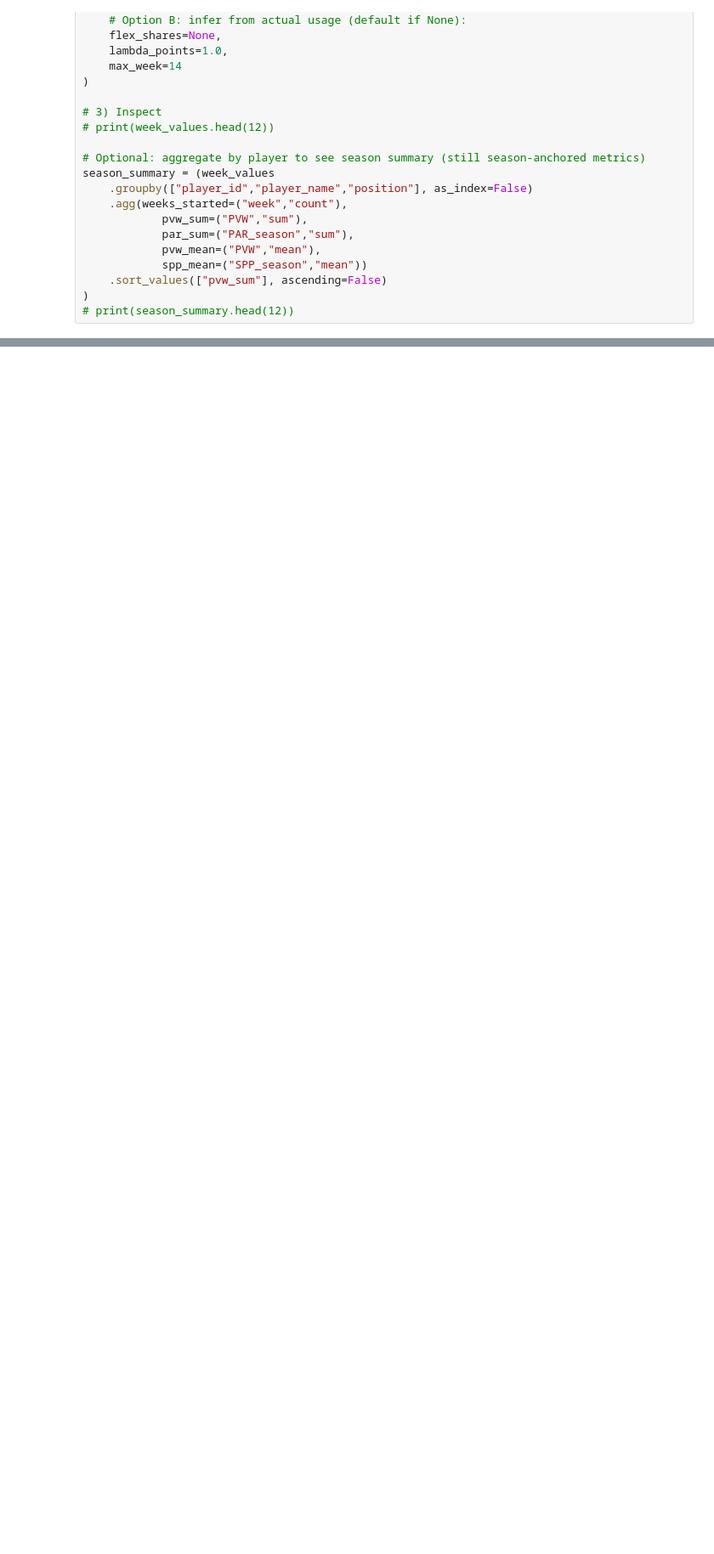
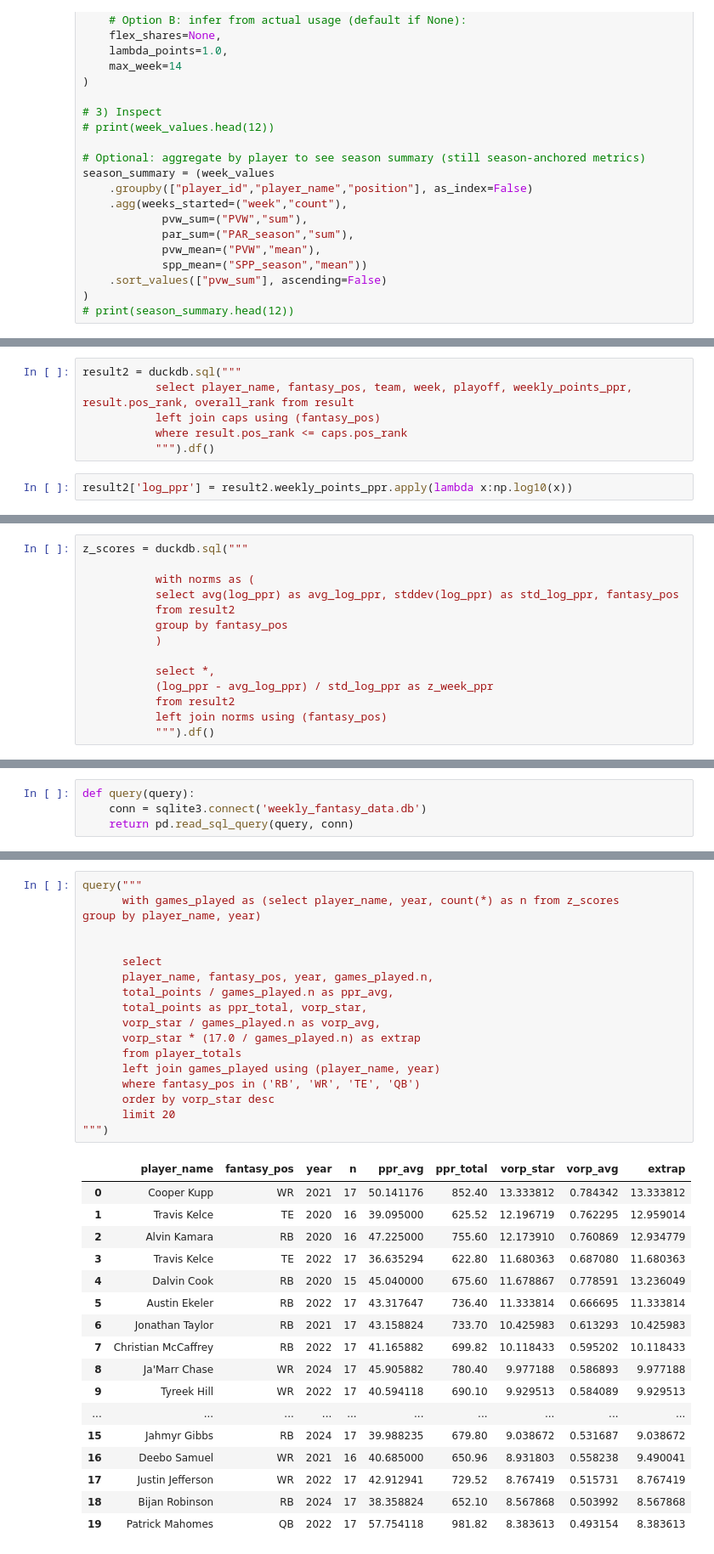
Before and after one commit to arjunghelani/afl-fantasy, a Jupyter notebook: backend/test.ipynb, the cells around one changed output, grey strips where cells are left out. Shown: that part at 85% size. Drawn from its saved outputs; the diff is of its cells as text; blank space fills up the shorter version.

```diff
--- a/backend/test.ipynb
+++ b/backend/test.ipynb
@@ -1605,0 +1814,8 @@ season_summary.head(20)
+# %%
+result2 = duckdb.sql("""
+           select player_name, fantasy_pos, team, week, playoff, weekly_points_ppr, result.pos_rank, overall_rank from result
+           left join caps using (fantasy_pos)
+           where result.pos_rank <= caps.pos_rank
+           """).df()
+# %%
+result2['log_ppr'] = result2.weekly_points_ppr.apply(lambda x:np.log10(x))
@@ -1605,0 +1831,14 @@ season_summary.head(20)
+# %%
+z_scores = duckdb.sql("""
+
+           with norms as (
+           select avg(log_ppr) as avg_log_ppr, stddev(log_ppr) as std_log_ppr, fantasy_pos
+           from result2
+           group by fantasy_pos
+           )
+
+           select *,
+           (log_ppr - avg_log_ppr) / std_log_ppr as z_week_ppr
+           from result2
+           left join norms using (fantasy_pos)
+           """).df()
@@ -1605,0 +1880,4 @@ season_summary.head(20)
+# %%
+def query(query):
+    conn = sqlite3.connect('weekly_fantasy_data.db')
+    return pd.read_sql_query(query, conn)
@@ -1624,0 +1911,36 @@ Week 17: Team Brenner
+# %%
+query("""
+      with games_played as (select player_name, year, count(*) as n from z_scores
+group by player_name, year)
+
+
+      select
+      player_name, fantasy_pos, year, games_played.n,
+      total_points / games_played.n as ppr_avg,
+      total_points as ppr_total, vorp_star,
+      vorp_star / games_played.n as vorp_avg,
+      vorp_star * (17.0 / games_played.n) as extrap
+      from player_totals
+      left join games_played using (player_name, year)
+      where fantasy_pos in ('RB', 'WR', 'TE', 'QB')
+      order by vorp_star desc
+      limit 20
+""")
+# %% [output]
+|  | player_name | fantasy_pos | year | n | ppr_avg | ppr_total | vorp_star | vorp_avg | extrap |
+| 0 | Cooper Kupp | WR | 2021 | 17 | 50.141176 | 852.40 | 13.333812 | 0.784342 | 13.333812 |
+| 1 | Travis Kelce | TE | 2020 | 16 | 39.095000 | 625.52 | 12.196719 | 0.762295 | 12.959014 |
+| 2 | Alvin Kamara | RB | 2020 | 16 | 47.225000 | 755.60 | 12.173910 | 0.760869 | 12.934779 |
+| 3 | Travis Kelce | TE | 2022 | 17 | 36.635294 | 622.80 | 11.680363 | 0.687080 | 11.680363 |
+| 4 | Dalvin Cook | RB | 2020 | 15 | 45.040000 | 675.60 | 11.678867 | 0.778591 | 13.236049 |
+| 5 | Austin Ekeler | RB | 2022 | 17 | 43.317647 | 736.40 | 11.333814 | 0.666695 | 11.333814 |
+| 6 | Jonathan Taylor | RB | 2021 | 17 | 43.158824 | 733.70 | 10.425983 | 0.613293 | 10.425983 |
+| 7 | Christian McCaffrey | RB | 2022 | 17 | 41.165882 | 699.82 | 10.118433 | 0.595202 | 10.118433 |
+| 8 | Ja'Marr Chase | WR | 2024 | 17 | 45.905882 | 780.40 | 9.977188 | 0.586893 | 9.977188 |
+| 9 | Tyreek Hill | WR | 2022 | 17 | 40.594118 | 690.10 | 9.929513 | 0.584089 | 9.929513 |
+| ... | ... | ... | ... | ... | ... | ... | ... | ... | ... |
+| 15 | Jahmyr Gibbs | RB | 2024 | 17 | 39.988235 | 679.80 | 9.038672 | 0.531687 | 9.038672 |
+| 16 | Deebo Samuel | WR | 2021 | 16 | 40.685000 | 650.96 | 8.931803 | 0.558238 | 9.490041 |
+| 17 | Justin Jefferson | WR | 2022 | 17 | 42.912941 | 729.52 | 8.767419 | 0.515731 | 8.767419 |
+| 18 | Bijan Robinson | RB | 2024 | 17 | 38.358824 | 652.10 | 8.567868 | 0.503992 | 8.567868 |
+| 19 | Patrick Mahomes | QB | 2022 | 17 | 57.754118 | 981.82 | 8.383613 | 0.493154 | 8.383613 |
```
Also changed, not shown: parts of 77 cells of this notebook, 7 other files.
